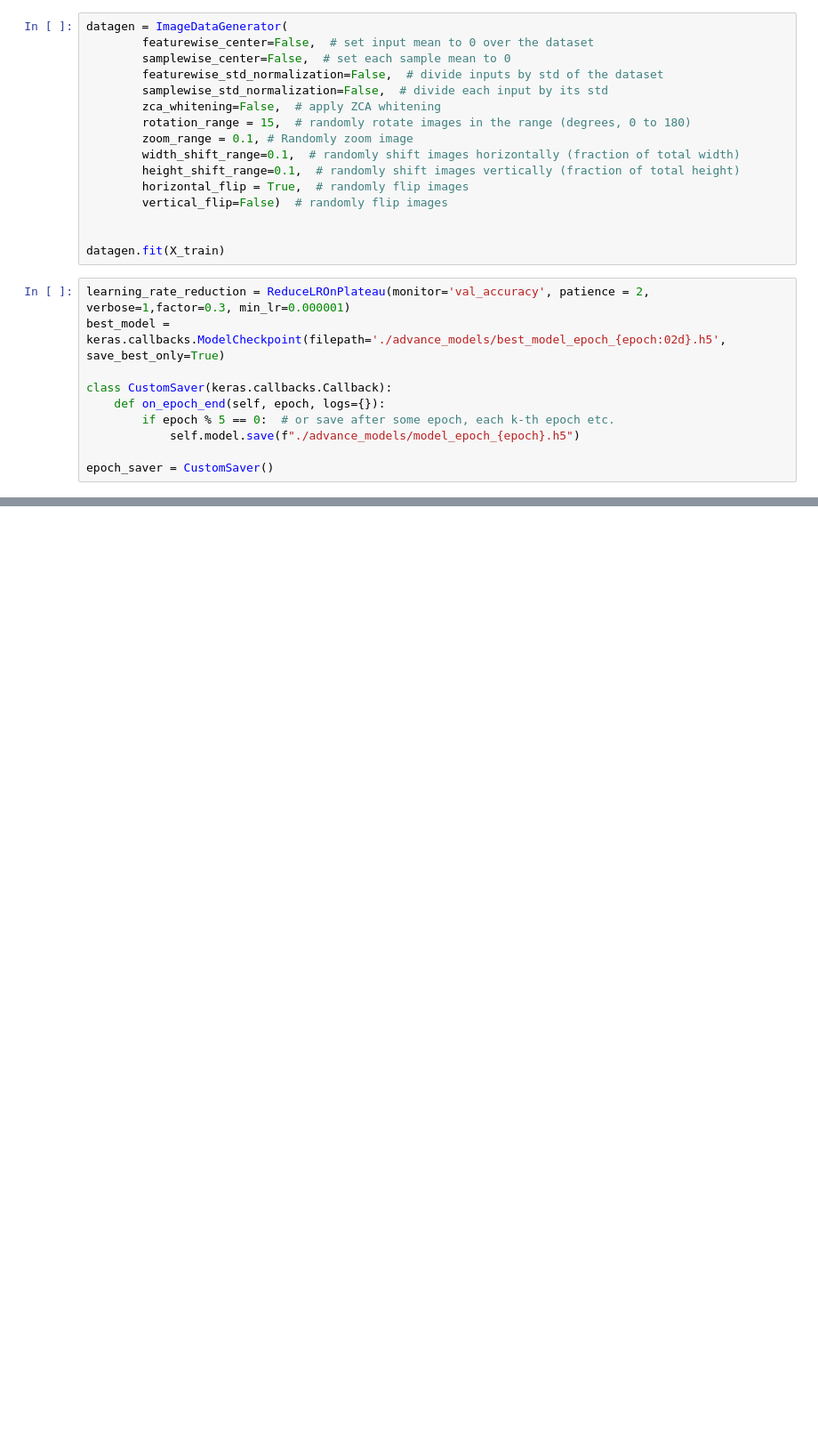
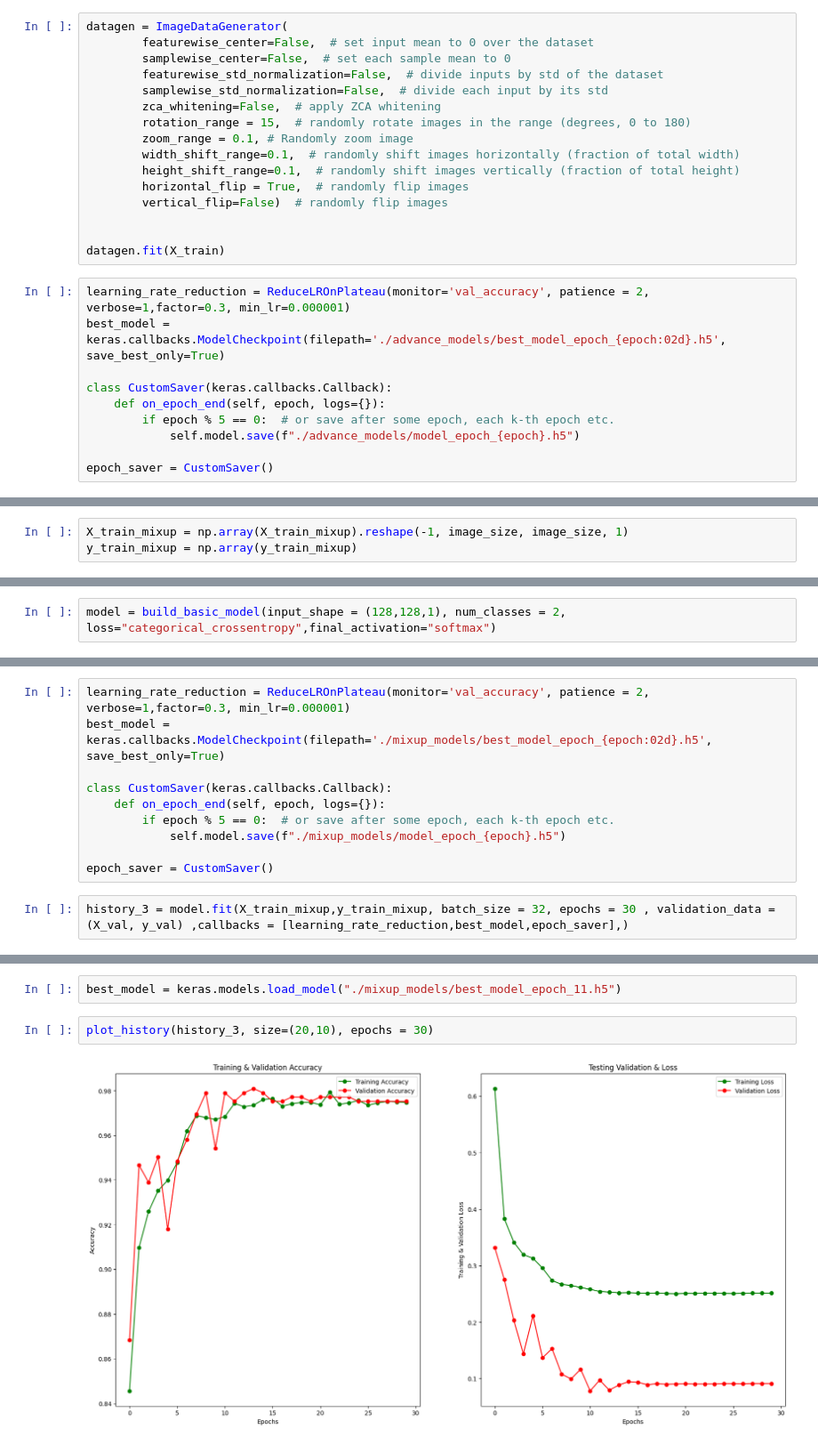
Before and after one commit to willpoulett/MUBA_MedMNIST, a Jupyter notebook: 2D_binary/train_and_evaluate.ipynb, the cells around one changed output, grey strips where cells are left out. Shown at 89% size. Drawn from its saved outputs; the diff is of its cells as text; blank space fills up the shorter version.

```diff
--- a/2D_binary/train_and_evaluate.ipynb
+++ b/2D_binary/train_and_evaluate.ipynb
@@ -322,0 +339,3 @@ print(history_2.history["val_loss"])
+# %%
+X_train_mixup = np.array(X_train_mixup).reshape(-1, image_size, image_size, 1)
+y_train_mixup = np.array(y_train_mixup)
@@ -322,0 +350,2 @@ print(history_2.history["val_loss"])
+# %%
+model = build_basic_model(input_shape = (128,128,1), num_classes = 2, loss="categorical_crossentropy",final_activation="softmax")
@@ -322,0 +370,12 @@ print(history_2.history["val_loss"])
+# %%
+learning_rate_reduction = ReduceLROnPlateau(monitor='val_accuracy', patience = 2, verbose=1,factor=0.3, min_lr=0.000001)
+best_model = keras.callbacks.ModelCheckpoint(filepath='./mixup_models/best_model_epoch_{epoch:02d}.h5', save_best_only=True)
+
+class CustomSaver(keras.callbacks.Callback):
+    def on_epoch_end(self, epoch, logs={}):
+        if epoch % 5 == 0:  # or save after some epoch, each k-th epoch etc.
+            self.model.save(f"./mixup_models/model_epoch_{epoch}.h5")
+
+epoch_saver = CustomSaver()
+# %%
+history_3 = model.fit(X_train_mixup,y_train_mixup, batch_size = 32, epochs = 30 , validation_data = (X_val, y_val) ,callbacks = [learning_rate_reduction,best_model,epoch_saver],)
@@ -322,0 +403,6 @@ print(history_2.history["val_loss"])
+# %%
+best_model = keras.models.load_model("./mixup_models/best_model_epoch_11.h5")
+# %%
+plot_history(history_3, size=(20,10), epochs = 30)
+# %% [output]
+[figure, added]
```
Also changed, not shown: parts of 31 cells of this notebook, 42 other files.
